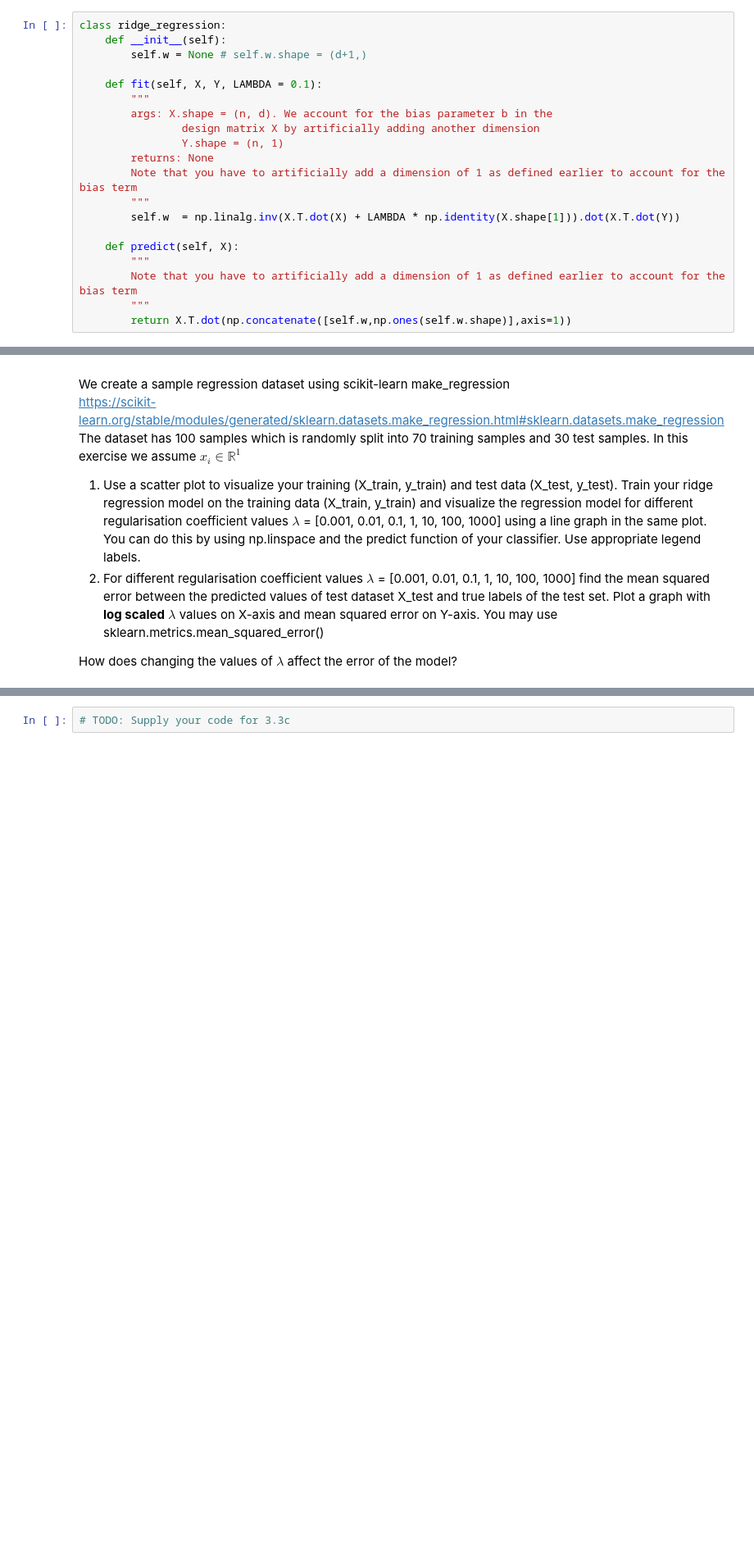
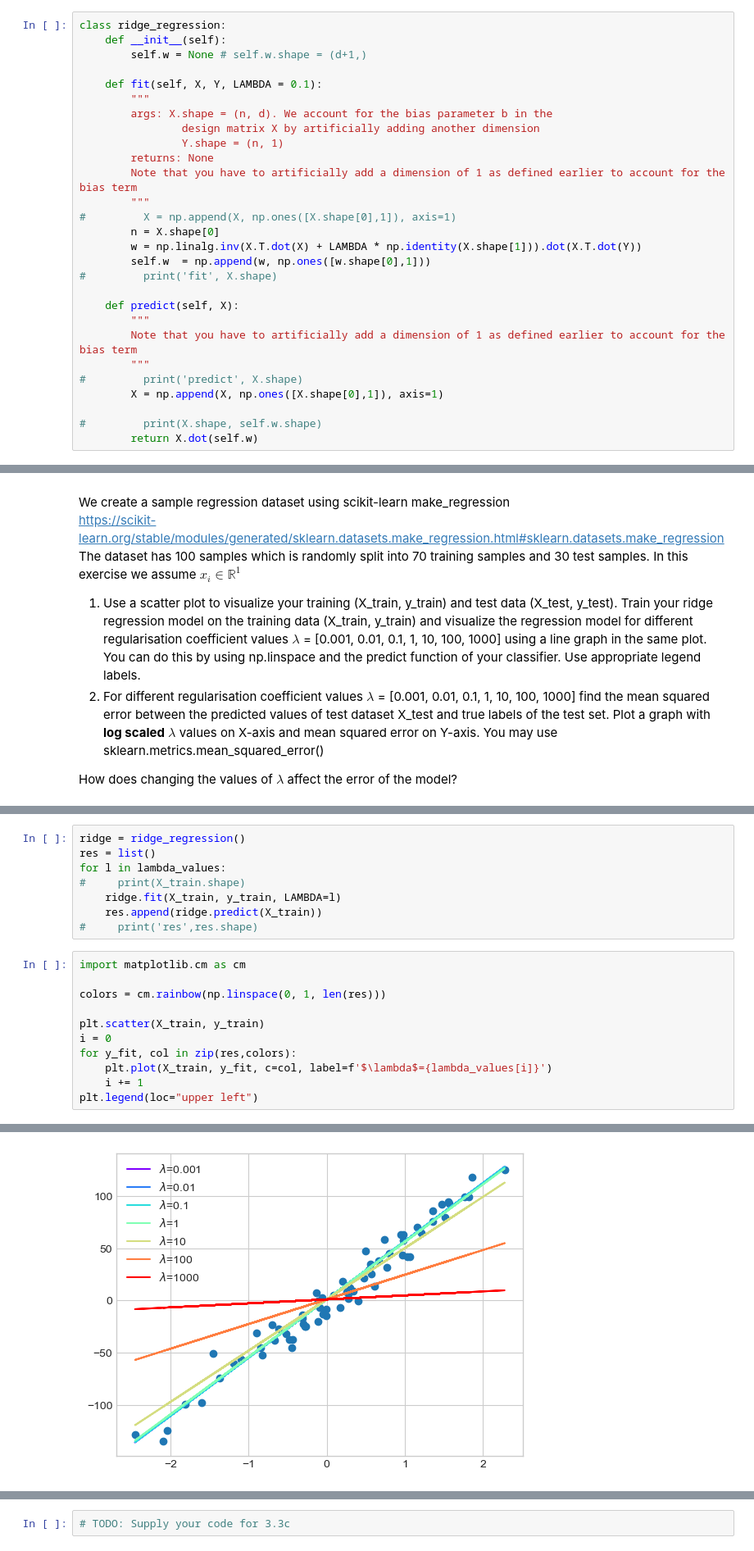
Before and after one commit to igunduz/neural-networks, a Jupyter notebook: assignment-3/NNTI_Ex3_3_3.ipynb, the cells around one changed output, grey strips where cells are left out. Shown at 82% size. Saved outputs shown, nothing was run; the diff lists cells and outputs as text; blank space fills up the shorter version.

```diff
--- a/assignment-3/NNTI_Ex3_3_3.ipynb
+++ b/assignment-3/NNTI_Ex3_3_3.ipynb
@@ -51,13 +51,21 @@ class ridge_regression:
         returns: None
         Note that you have to artificially add a dimension of 1 as defined earlier to account for the bias term
         """
-        self.w  = np.linalg.inv(X.T.dot(X) + LAMBDA * np.identity(X.shape[1])).dot(X.T.dot(Y))
+#         X = np.append(X, np.ones([X.shape[0],1]), axis=1)
+        n = X.shape[0]
+        w = np.linalg.inv(X.T.dot(X) + LAMBDA * np.identity(X.shape[1])).dot(X.T.dot(Y))
+        self.w  = np.append(w, np.ones([w.shape[0],1]))
+#         print('fit', X.shape)
 
     def predict(self, X):
         """
         Note that you have to artificially add a dimension of 1 as defined earlier to account for the bias term
         """
-        return X.T.dot(np.concatenate([self.w,np.ones(self.w.shape)],axis=1))
+#         print('predict', X.shape)
+        X = np.append(X, np.ones([X.shape[0],1]), axis=1)
+
+#         print(X.shape, self.w.shape)
+        return X.dot(self.w)
 # %% [markdown]
 ## 3.3b (0.5 + 0.5 point)
 We create a sample regression dataset using scikit-learn make_regression
@@ -94,0 +101,20 @@ NameError: name 'X_train' is not defined
+# %%
+ridge = ridge_regression()
+res = list()
+for l in lambda_values:
+#     print(X_train.shape)
+    ridge.fit(X_train, y_train, LAMBDA=l)
+    res.append(ridge.predict(X_train))
+#     print('res',res.shape)
+# %%
+import matplotlib.cm as cm
+
+colors = cm.rainbow(np.linspace(0, 1, len(res)))
+
+plt.scatter(X_train, y_train)
+i = 0
+for y_fit, col in zip(res,colors):
+    plt.plot(X_train, y_fit, c=col, label=f'$\lambda$={lambda_values[i]}')
+    i += 1
+plt.legend(loc="upper left")
+# %% [output]
@@ -95,3 +122,4 @@ NameError: name 'X_train' is not defined
+[figure, added]
 # %% [markdown]
 ## 3.3c (0.25 point)
 We create a sample regression dataset using scikit-learn make_regression
```
Also changed, not shown: parts of 4 cells of this notebook, 1 other file.
